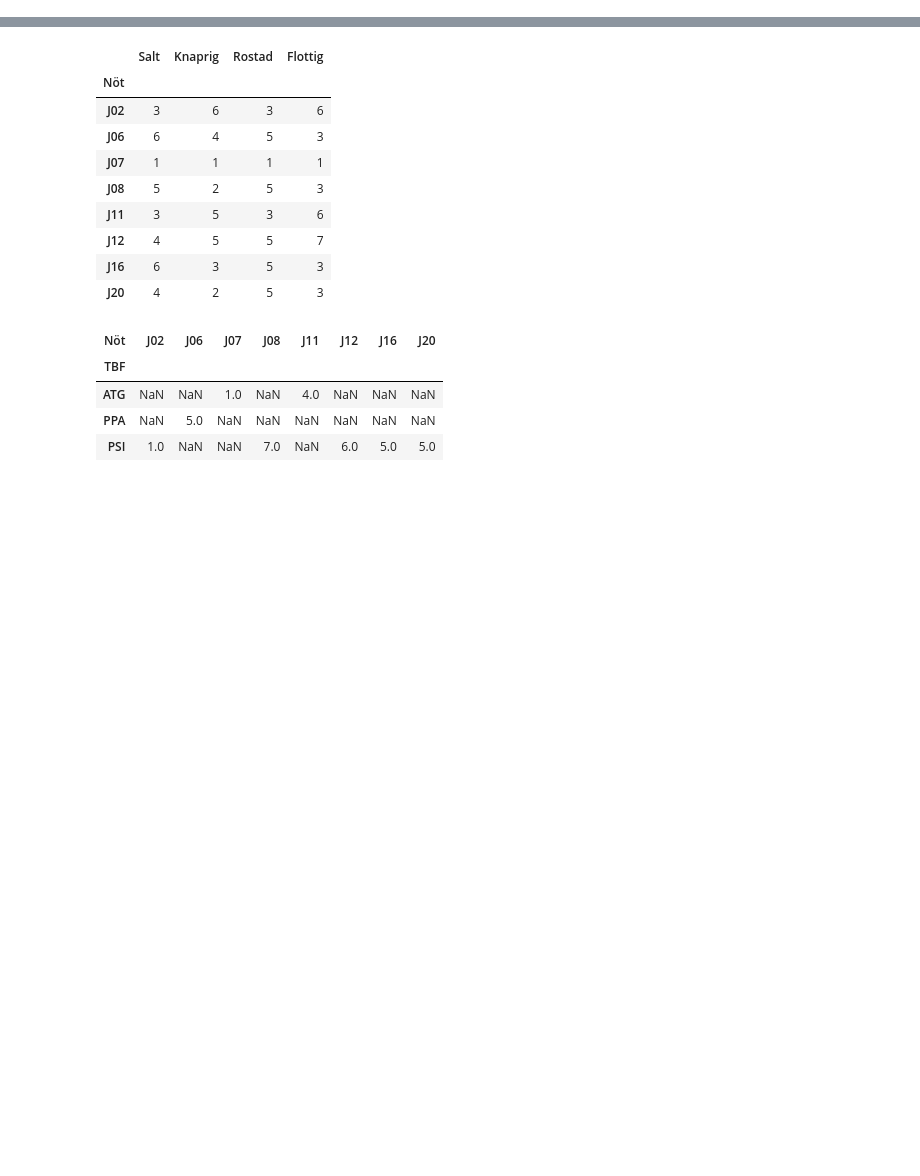
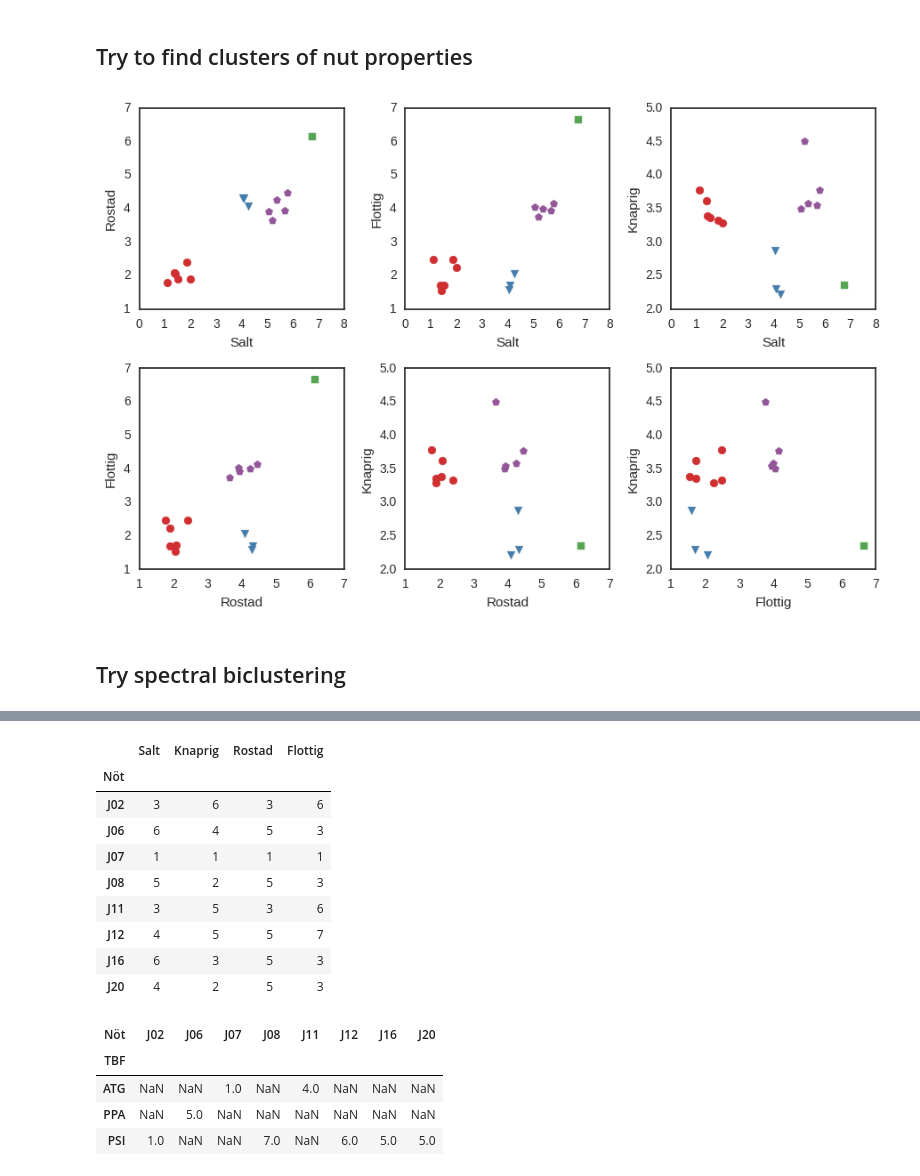
Before and after one commit to rasmuse/peanuts, a Jupyter notebook: biclustering.ipynb, the cells around one changed output, grey strips where cells are left out. Drawn from its saved outputs; the diff is of its cells as text; code cells hidden in the pictures; blank space fills up the shorter version.

```diff
--- a/biclustering.ipynb
+++ b/biclustering.ipynb
@@ -113 +14,5 @@ nuts['category'] = m.column_labels_
+# %%
+PROPERTY_NAMES = ['Salt', 'Rostad', 'Flottig', 'Knaprig']
+generate_palette = lambda n: sns.color_palette("Set1", n_colors=n, desat=.8)
+MARKERS = ['o', 'v', 's', 'p', '^', 'h', '<']
 # %%
@@ -146,0 +152,13 @@ PROPERTY_NAMES = ['Salt', 'Knaprig', 'Rostad', 'Flottig']
+# %% [markdown]
+## Try to find clusters of nut properties
+# %%
+clustering_algorithm = AffinityPropagation()
+#clustering_algorithm = DBSCAN(eps=0.3, min_samples=3)
+
+clustering_algorithm.fit(nuts[properties])
+clusters = clustering_algorithm.labels_
+plot_pairs(nuts[properties], clusters=clusters)
+# %% [output]
+[figure, added]
+# %% [markdown]
+## Try spectral biclustering
```
Also changed, not shown: parts of 37 cells of this notebook.
